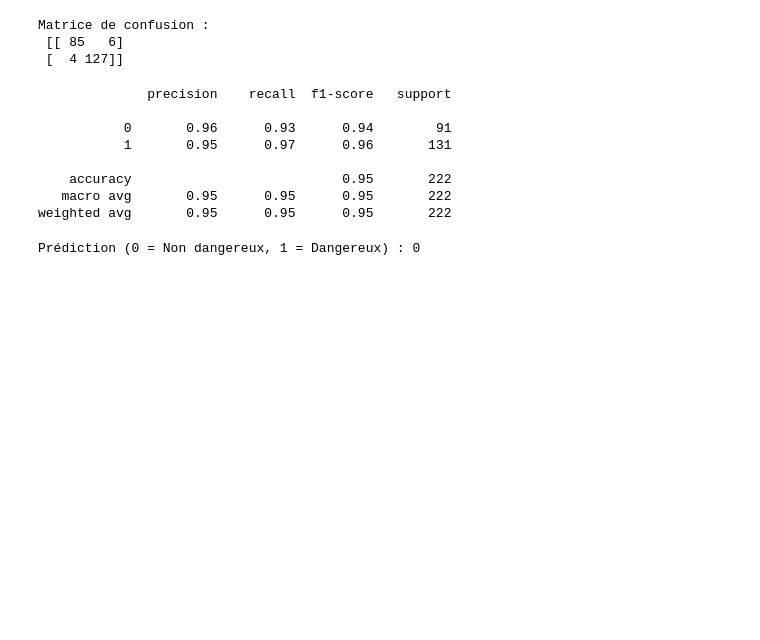
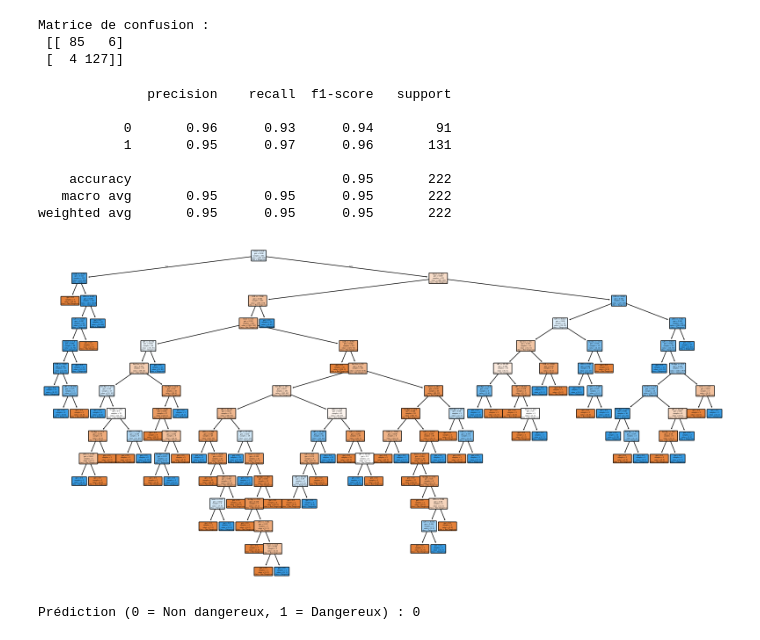
Before and after one commit to AjgagalAsma/GeoRiskPredict, a Jupyter notebook: RandomForestModel.ipynb, the cells around one changed output. Cells and saved outputs as stored; diff of their text form; code cells hidden in the pictures; blank space fills up the shorter version.

Commit message:
modelsv2

```diff
--- a/RandomForestModel.ipynb
+++ b/RandomForestModel.ipynb
@@ -56,6 +56,23 @@ print(classification_report(y_test, y_pred_rf))
     accuracy                           0.95       222
    macro avg       0.95      0.95      0.95       222
 weighted avg       0.95      0.95      0.95       222
+# %%
+from sklearn.tree import plot_tree
+import matplotlib.pyplot as plt
+
+# Choisir un arbre parmi ceux de ta forêt (par exemple le premier)
+estimator = model_rf.estimators_[0]
+
+# Afficher l'arbre
+plt.figure(figsize=(20,10))  # (Largeur, Hauteur) de l'image
+plot_tree(estimator,
+          feature_names=['Vict Age', 'Vict Sex', 'heure', 'LAT', 'LON'],
+          class_names=['Non Dangereux', 'Dangereux'],
+          filled=True,
+          rounded=True)
+plt.show()
+# %% [output]
+[figure, added]
 # %%
 import pandas as pd
 
```
Also changed, not shown: 2 other files.
